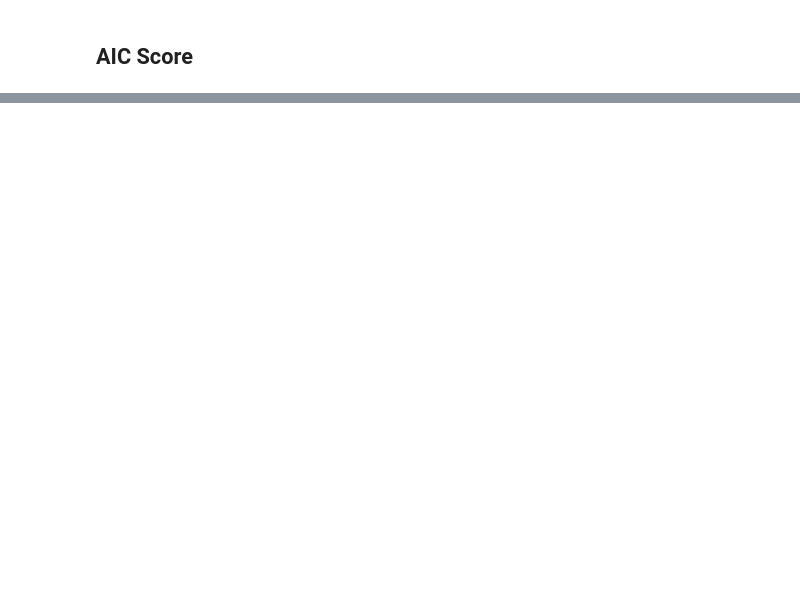
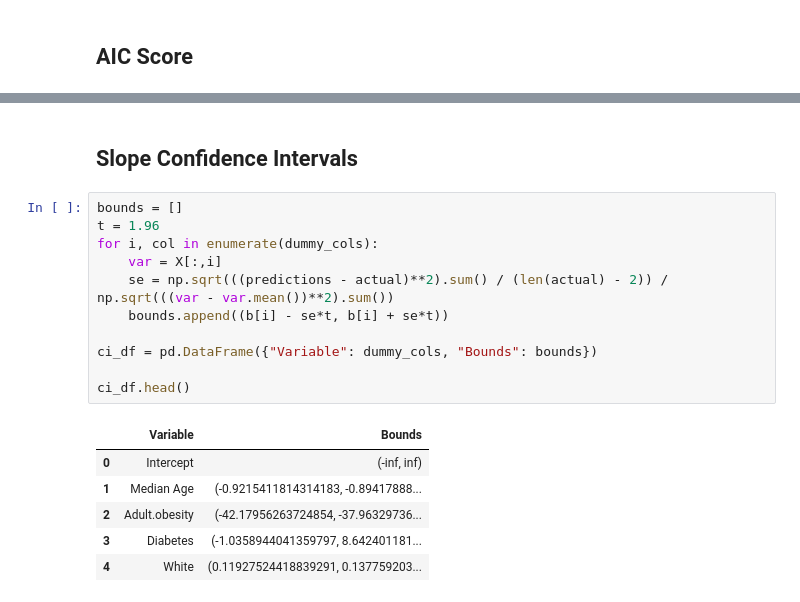
Before and after one commit to ErikC324/Data401-Project1, a Jupyter notebook: Project 1-Erik.ipynb, the cells around one changed output, grey strips where cells are left out. Drawn from its saved outputs; the diff is of its cells as text; blank space fills up the shorter version.

```diff
--- a/Project 1-Erik.ipynb
+++ b/Project 1-Erik.ipynb
@@ -141,0 +179,20 @@ np.mean(aic_scores)
+# %% [markdown]
+## Slope Confidence Intervals
+# %%
+bounds = []
+t = 1.96
+for i, col in enumerate(dummy_cols):
+    var = X[:,i]
+    se = np.sqrt(((predictions - actual)**2).sum() / (len(actual) - 2)) / np.sqrt(((var - var.mean())**2).sum())
+    bounds.append((b[i] - se*t, b[i] + se*t))
+
+ci_df = pd.DataFrame({"Variable": dummy_cols, "Bounds": bounds})
+
+ci_df.head()
+# %% [output]
+|  | Variable | Bounds |
+| 0 | Intercept | (-inf, inf) |
+| 1 | Median Age | (-0.9215411814314183, -0.89417888... |
+| 2 | Adult.obesity | (-42.17956263724854, -37.96329736... |
+| 3 | Diabetes | (-1.0358944041359797, 8.642401181... |
+| 4 | White | (0.11927524418839291, 0.137759203... |
```
Also changed, not shown: parts of 22 cells of this notebook.
